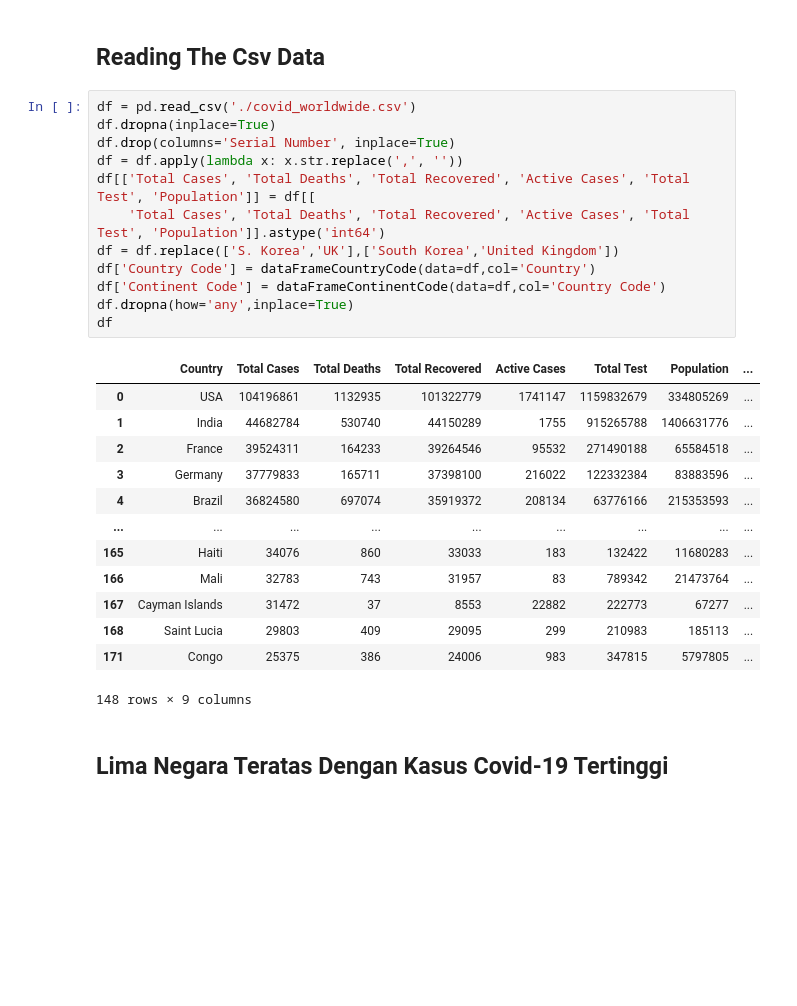
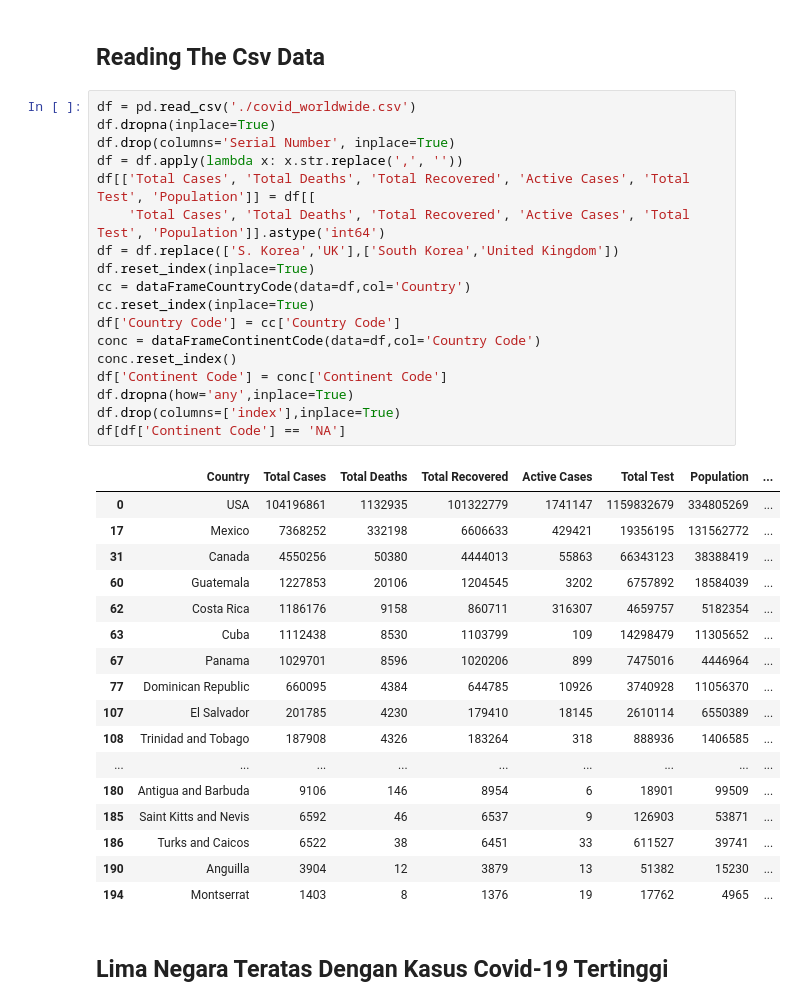
Before and after one commit to HaikalRFadhilahh/covid-19-python-analyst, a Jupyter notebook: covid.ipynb, the cells around one changed output. Saved outputs shown, nothing was run; the diff lists cells and outputs as text; blank space fills up the shorter version.

```diff
--- a/covid.ipynb
+++ b/covid.ipynb
@@ -33,29 +33,39 @@ def dataFrameContinentCode(data,col):
 # %%
 df = pd.read_csv('./covid_worldwide.csv')
 df.dropna(inplace=True)
 df.drop(columns='Serial Number', inplace=True)
 df = df.apply(lambda x: x.str.replace(',', ''))
 df[['Total Cases', 'Total Deaths', 'Total Recovered', 'Active Cases', 'Total Test', 'Population']] = df[[
     'Total Cases', 'Total Deaths', 'Total Recovered', 'Active Cases', 'Total Test', 'Population']].astype('int64')
 df = df.replace(['S. Korea','UK'],['South Korea','United Kingdom'])
-df['Country Code'] = dataFrameCountryCode(data=df,col='Country')
-df['Continent Code'] = dataFrameContinentCode(data=df,col='Country Code')
+df.reset_index(inplace=True)
+cc = dataFrameCountryCode(data=df,col='Country')
+cc.reset_index(inplace=True)
+df['Country Code'] = cc['Country Code']
+conc = dataFrameContinentCode(data=df,col='Country Code')
+conc.reset_index()
+df['Continent Code'] = conc['Continent Code']
 df.dropna(how='any',inplace=True)
-df
+df.drop(columns=['index'],inplace=True)
+df[df['Continent Code'] == 'NA']
 # %% [output]
 |  | Country | Total Cases | Total Deaths | Total Recovered | Active Cases | Total Test | Population | ... |
 | 0 | USA | 104196861 | 1132935 | 101322779 | 1741147 | 1159832679 | 334805269 | ... |
-| 1 | India | 44682784 | 530740 | 44150289 | 1755 | 915265788 | 1406631776 | ... |
-| 2 | France | 39524311 | 164233 | 39264546 | 95532 | 271490188 | 65584518 | ... |
-| 3 | Germany | 37779833 | 165711 | 37398100 | 216022 | 122332384 | 83883596 | ... |
-| 4 | Brazil | 36824580 | 697074 | 35919372 | 208134 | 63776166 | 215353593 | ... |
+| 17 | Mexico | 7368252 | 332198 | 6606633 | 429421 | 19356195 | 131562772 | ... |
+| 31 | Canada | 4550256 | 50380 | 4444013 | 55863 | 66343123 | 38388419 | ... |
+| 60 | Guatemala | 1227853 | 20106 | 1204545 | 3202 | 6757892 | 18584039 | ... |
+| 62 | Costa Rica | 1186176 | 9158 | 860711 | 316307 | 4659757 | 5182354 | ... |
+| 63 | Cuba | 1112438 | 8530 | 1103799 | 109 | 14298479 | 11305652 | ... |
+| 67 | Panama | 1029701 | 8596 | 1020206 | 899 | 7475016 | 4446964 | ... |
+| 77 | Dominican Republic | 660095 | 4384 | 644785 | 10926 | 3740928 | 11056370 | ... |
+| 107 | El Salvador | 201785 | 4230 | 179410 | 18145 | 2610114 | 6550389 | ... |
+| 108 | Trinidad and Tobago | 187908 | 4326 | 183264 | 318 | 888936 | 1406585 | ... |
 | ... | ... | ... | ... | ... | ... | ... | ... | ... |
-| 165 | Haiti | 34076 | 860 | 33033 | 183 | 132422 | 11680283 | ... |
-| 166 | Mali | 32783 | 743 | 31957 | 83 | 789342 | 21473764 | ... |
-| 167 | Cayman Islands | 31472 | 37 | 8553 | 22882 | 222773 | 67277 | ... |
-| 168 | Saint Lucia | 29803 | 409 | 29095 | 299 | 210983 | 185113 | ... |
-| 171 | Congo | 25375 | 386 | 24006 | 983 | 347815 | 5797805 | ... |
+| 180 | Antigua and Barbuda | 9106 | 146 | 8954 | 6 | 18901 | 99509 | ... |
+| 185 | Saint Kitts and Nevis | 6592 | 46 | 6537 | 9 | 126903 | 53871 | ... |
+| 186 | Turks and Caicos | 6522 | 38 | 6451 | 33 | 611527 | 39741 | ... |
+| 190 | Anguilla | 3904 | 12 | 3879 | 13 | 51382 | 15230 | ... |
+| 194 | Montserrat | 1403 | 8 | 1376 | 19 | 17762 | 4965 | ... |
-148 rows × 9 columns
 # %% [markdown]
 ## Lima Negara Teratas Dengan Kasus Covid-19 Tertinggi
 # %%
```
Also changed, not shown: parts of 2 cells of this notebook.
